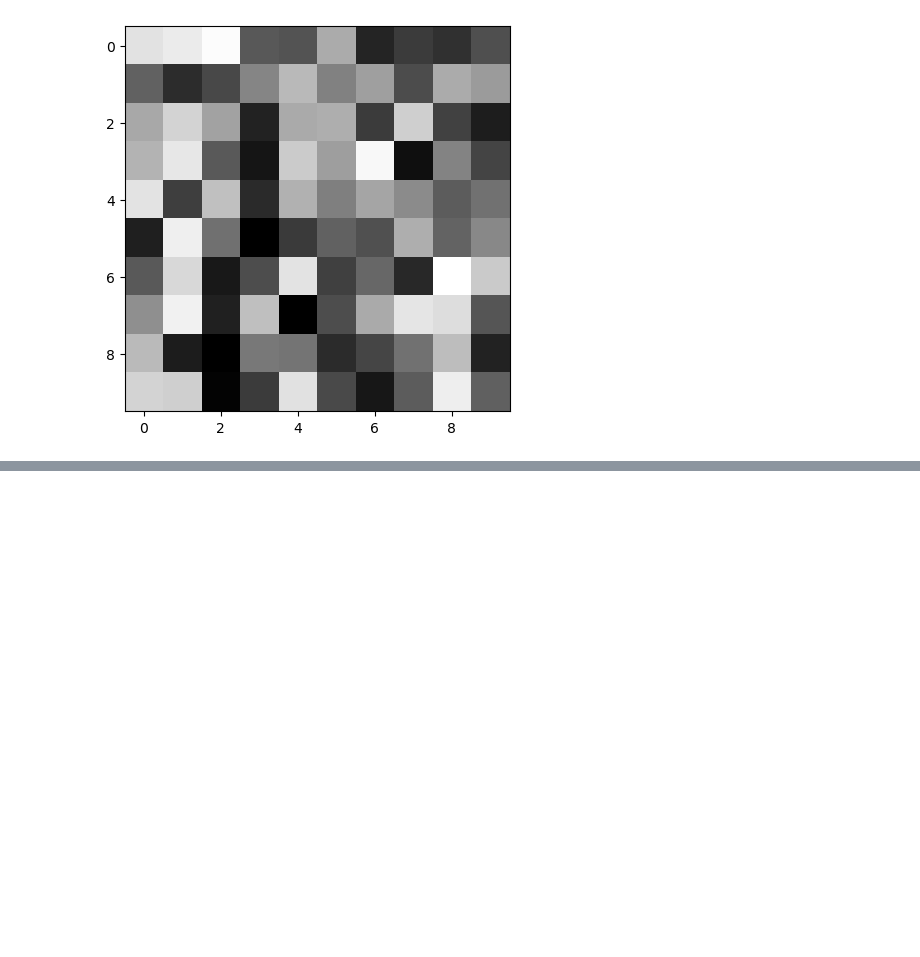
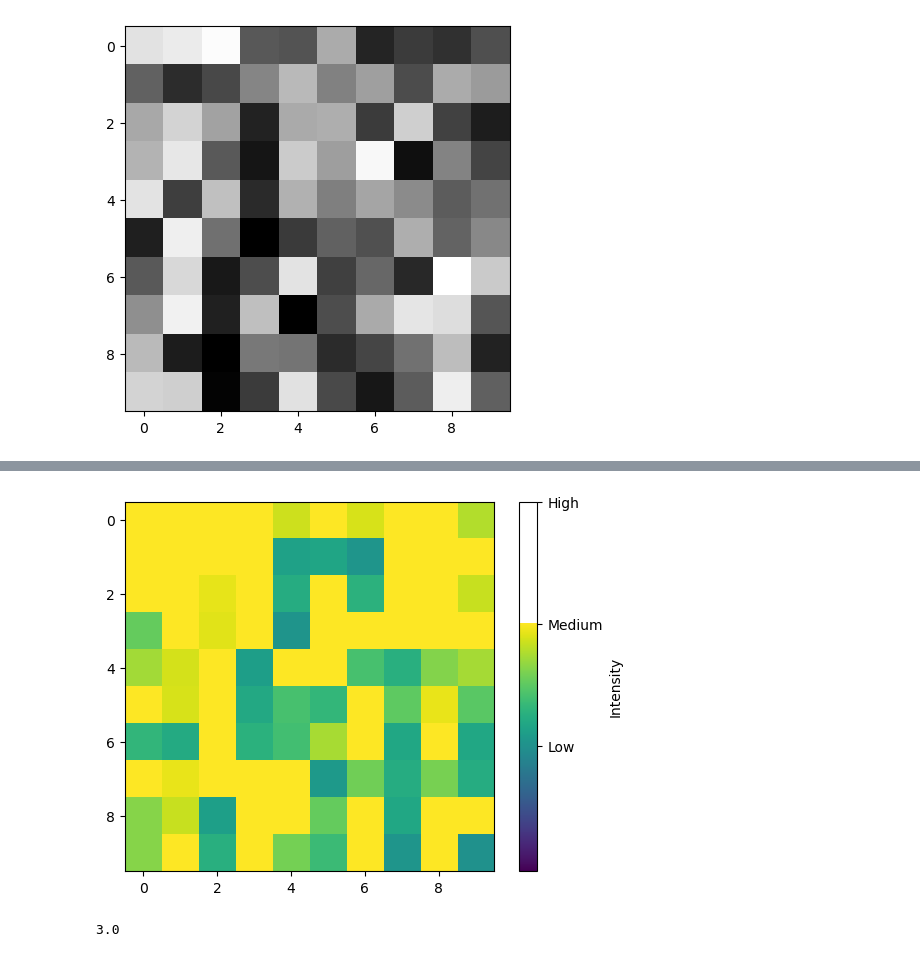
Before and after one commit to KunlinSong/wide-field_calcium_imaging_analysis, a Jupyter notebook: test.ipynb, the cells around one changed output, grey strips where cells are left out. Cells and saved outputs as stored; diff of their text form; code cells hidden in the pictures; blank space fills up the shorter version.

```diff
--- a/test.ipynb
+++ b/test.ipynb
@@ -239,0 +258,30 @@ plt.show()
+# %%
+import matplotlib.pyplot as plt
+import numpy as np
+
+# 创建示例数据
+np.random.seed(0)
+data = np.random.rand(10,10)
+
+# 绘制图像，并获得返回的图片对象
+fig, ax = plt.subplots()
+cax = ax.imshow(data, cmap='viridis', vmin=-0.5, vmax=0.5)
+
+# 创建颜色条
+cbar = fig.colorbar(cax)
+
+# 添加颜色条标题
+cbar.set_label('Intensity')
+
+# 设置颜色条的刻度标签
+cbar.set_ticks([data.min(), (data.max()+data.min())/2, data.max()])
+cbar.set_ticklabels(['Low', 'Medium', 'High'])
+
+# 显示图像
+plt.show()
+# %% [output]
+[figure, added]
+# %%
+float("3.0")
+# %% [output]
+3.0
```
Also changed, not shown: parts of 6 cells of this notebook, 4 other files.
